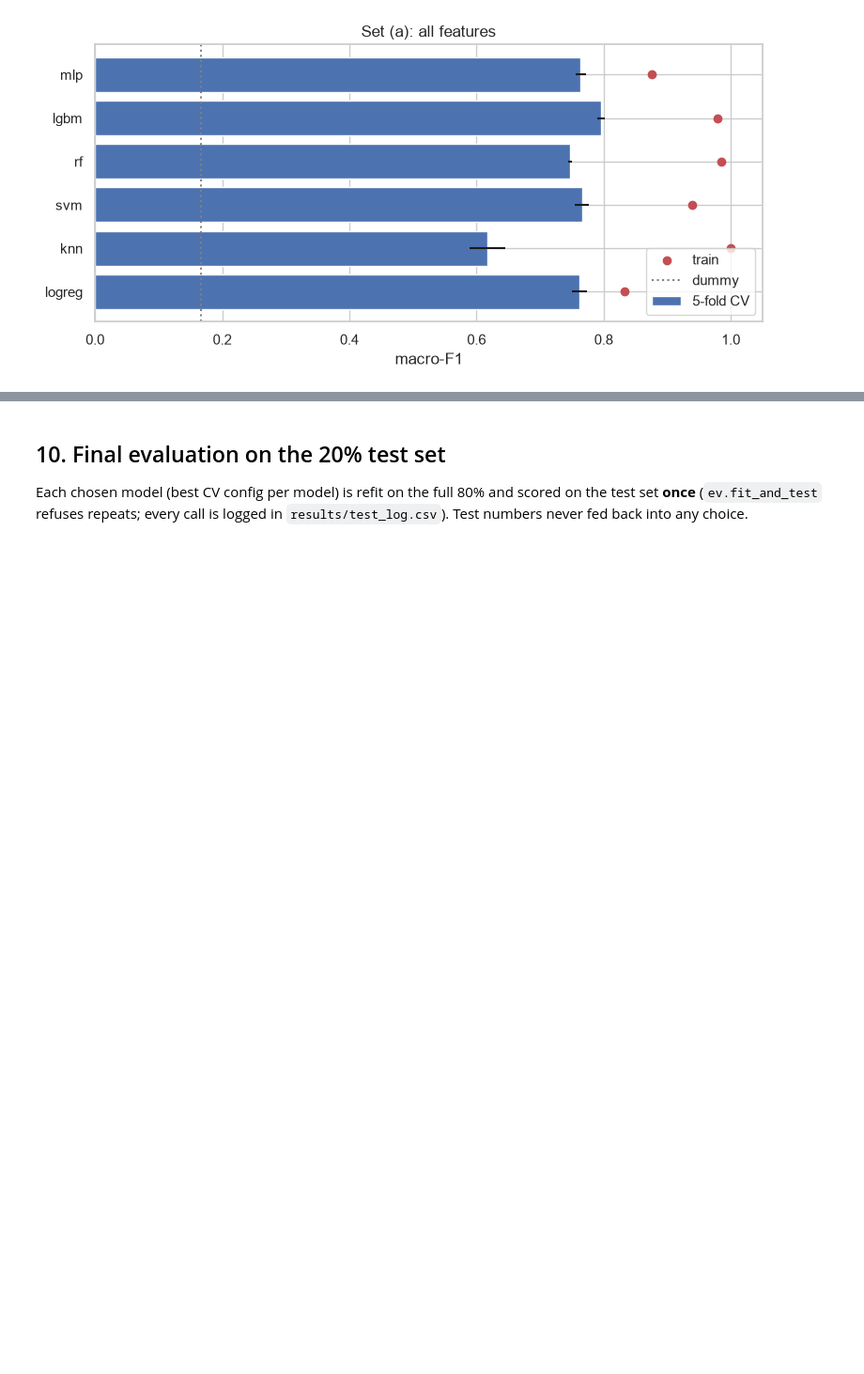
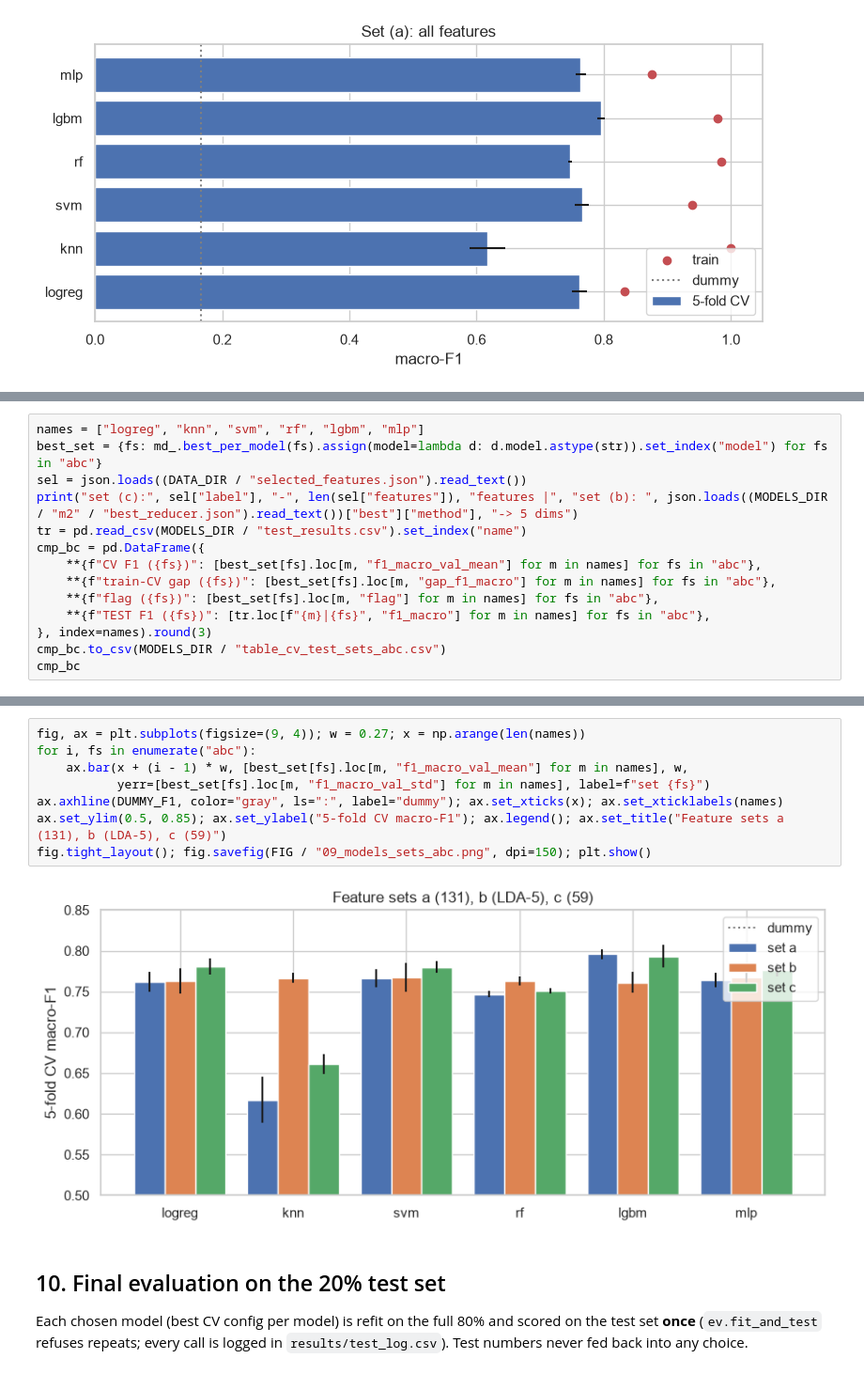
Before and after one commit to youssef-elmegharbel/EGC-Classification-CINC2020, a Jupyter notebook: notebooks/M1_data_eda_models.ipynb, the cells around one changed output, grey strips where cells are left out. Shown at 94% size. Cells and saved outputs as stored; diff of their text form; blank space fills up the shorter version.

Commit message:
feat(notebook): add sets b and c comparison cells and restrict final model to set a
Co-Authored-By: Claude Sonnet 5.5 <noreply@anthropic.com>

```diff
--- a/notebooks/M1_data_eda_models.ipynb
+++ b/notebooks/M1_data_eda_models.ipynb
@@ -287,0 +280,14 @@ set (b) input: pending from M2 (sklearn transformer step)
+# %%
+names = ["logreg", "knn", "svm", "rf", "lgbm", "mlp"]
+best_set = {fs: md_.best_per_model(fs).assign(model=lambda d: d.model.astype(str)).set_index("model") for fs in "abc"}
+sel = json.loads((DATA_DIR / "selected_features.json").read_text())
+print("set (c):", sel["label"], "-", len(sel["features"]), "features |", "set (b): ", json.loads((MODELS_DIR / "m2" / "best_reducer.json").read_text())["best"]["method"], "-> 5 dims")
+tr = pd.read_csv(MODELS_DIR / "test_results.csv").set_index("name")
+cmp_bc = pd.DataFrame({
+    **{f"CV F1 ({fs})": [best_set[fs].loc[m, "f1_macro_val_mean"] for m in names] for fs in "abc"},
+    **{f"train-CV gap ({fs})": [best_set[fs].loc[m, "gap_f1_macro"] for m in names] for fs in "abc"},
+    **{f"flag ({fs})": [best_set[fs].loc[m, "flag"] for m in names] for fs in "abc"},
+    **{f"TEST F1 ({fs})": [tr.loc[f"{m}|{fs}", "f1_macro"] for m in names] for fs in "abc"},
+}, index=names).round(3)
+cmp_bc.to_csv(MODELS_DIR / "table_cv_test_sets_abc.csv")
+cmp_bc
@@ -288,3 +303,13 @@ set (b) input: pending from M2 (sklearn transformer step)
+# %%
+fig, ax = plt.subplots(figsize=(9, 4)); w = 0.27; x = np.arange(len(names))
+for i, fs in enumerate("abc"):
+    ax.bar(x + (i - 1) * w, [best_set[fs].loc[m, "f1_macro_val_mean"] for m in names], w,
+           yerr=[best_set[fs].loc[m, "f1_macro_val_std"] for m in names], label=f"set {fs}")
+ax.axhline(DUMMY_F1, color="gray", ls=":", label="dummy"); ax.set_xticks(x); ax.set_xticklabels(names)
+ax.set_ylim(0.5, 0.85); ax.set_ylabel("5-fold CV macro-F1"); ax.legend(); ax.set_title("Feature sets a (131), b (LDA-5), c (59)")
+fig.tight_layout(); fig.savefig(FIG / "09_models_sets_abc.png", dpi=150); plt.show()
+# %% [output]
+[figure, added]
 # %% [markdown]
 ## 10. Final evaluation on the 20% test set
 Each chosen model (best CV config per model) is refit on the full 80% and scored on the test set **once** (`ev.fit_and_test` refuses repeats; every call is logged in `results/test_log.csv`). Test numbers never fed back into any choice.
```
Also changed, not shown: parts of 7 cells of this notebook, 4 other files.
